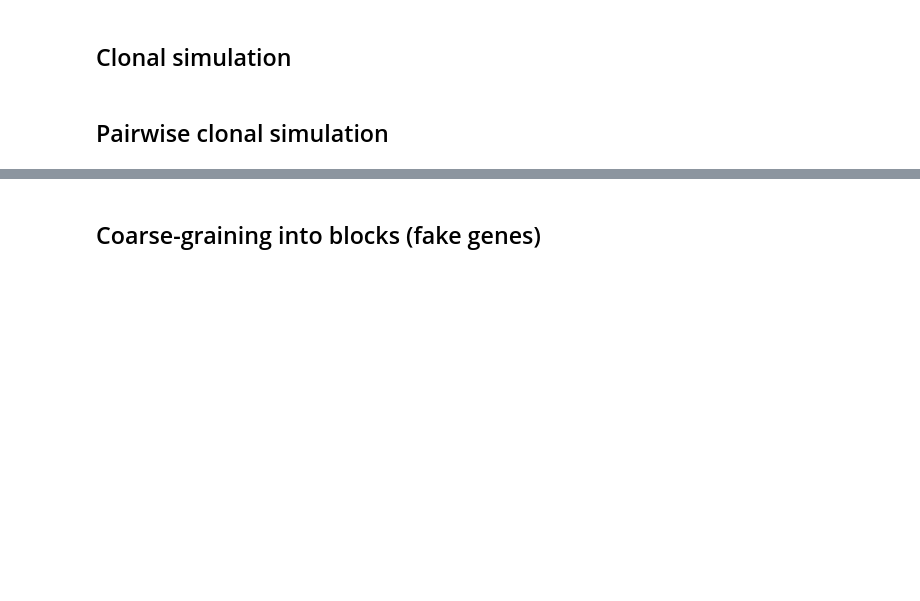
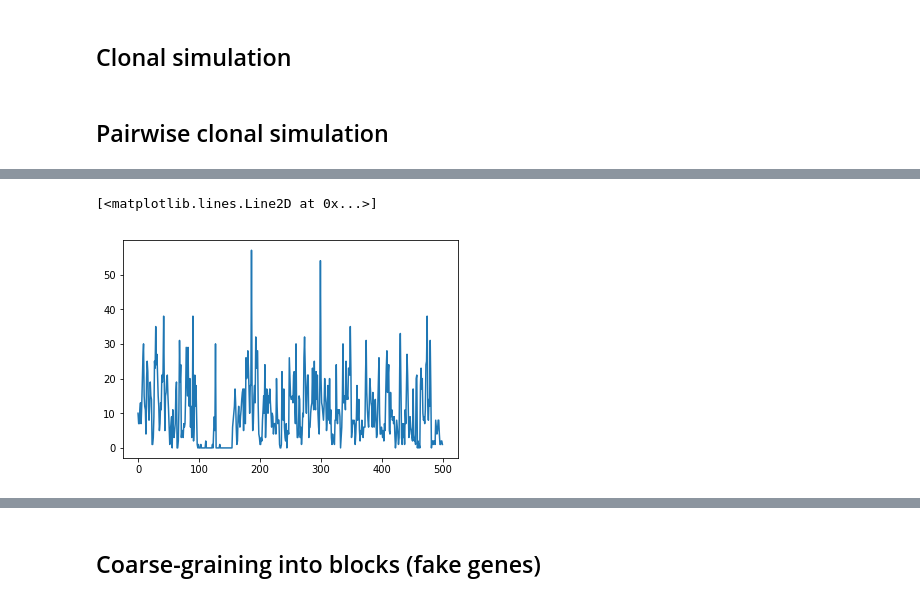
Before and after one commit to zhiru-liu/microbiome_evolution, a Jupyter notebook: jupyter_scripts/fastsimbac_postprocessing.ipynb, the cells around one changed output, grey strips where cells are left out. Saved outputs shown, nothing was run; the diff lists cells and outputs as text; code cells hidden in the pictures; blank space fills up the shorter version.

```diff
--- a/jupyter_scripts/fastsimbac_postprocessing.ipynb
+++ b/jupyter_scripts/fastsimbac_postprocessing.ipynb
@@ -213,0 +282,5 @@ sns.distplot(divergences, kde=False, bins=100)
+# %%
+plt.plot(get_block_snp_vector(18, 97, sim_data, genome_len=5e5))
+# %% [output]
+[<matplotlib.lines.Line2D at 0x...>]
+[figure, added]
```
Also changed, not shown: parts of 12 cells of this notebook.
